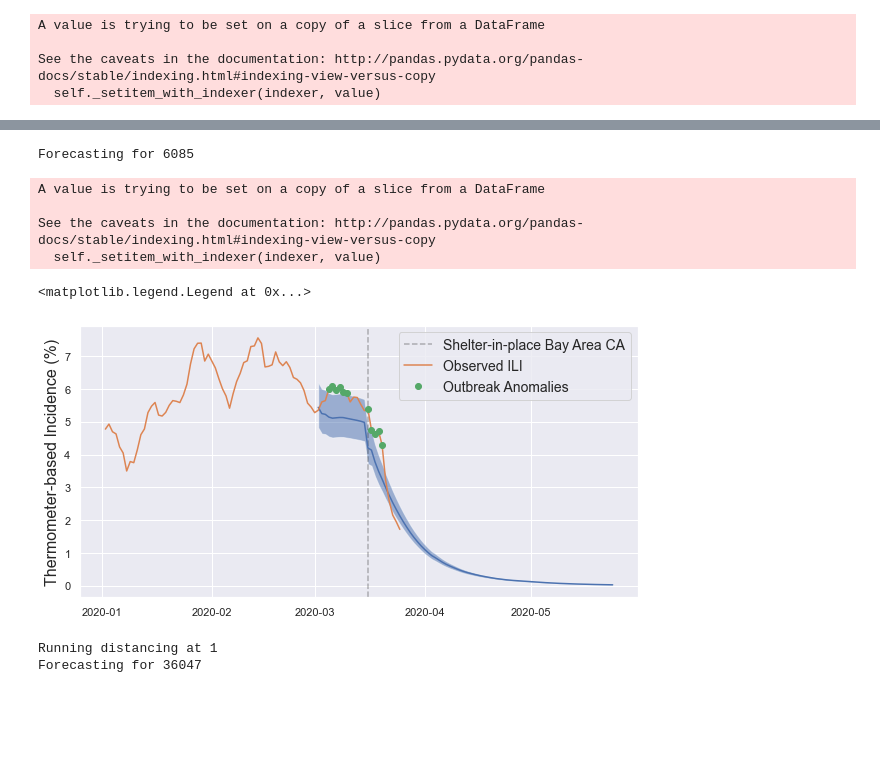
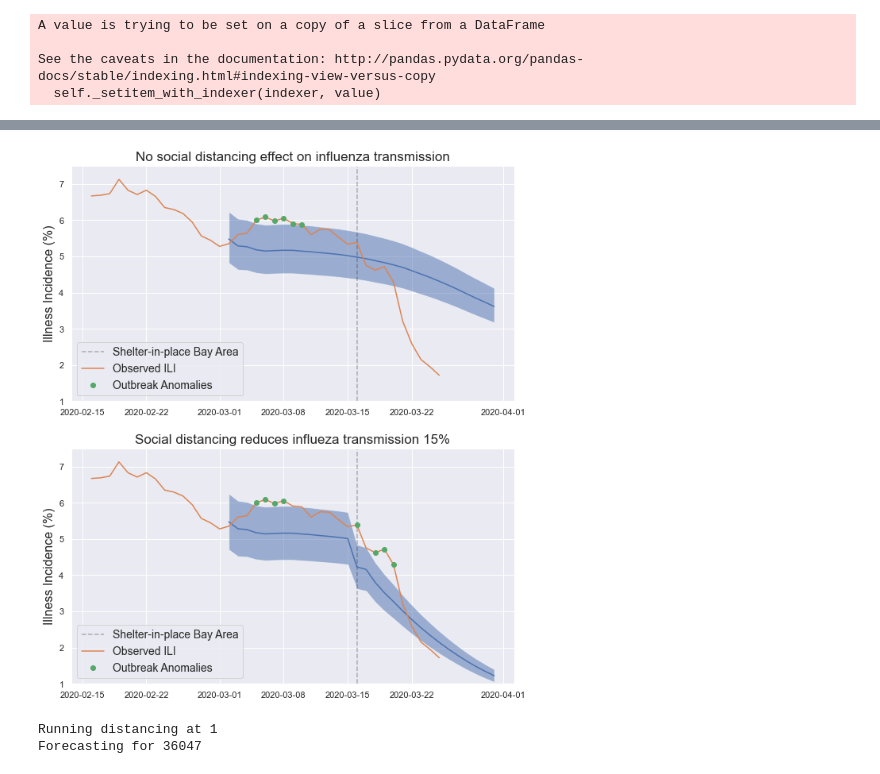
Before and after one commit to kinsahealth/therm_anomaly_detection, a Jupyter notebook: Brooklyn_SantaClara_examples.ipynb, the cells around one changed output, grey strips where cells are left out. Saved outputs shown, nothing was run; the diff lists cells and outputs as text; code cells hidden in the pictures; blank space fills up the shorter version.

```diff
--- a/Brooklyn_SantaClara_examples.ipynb
+++ b/Brooklyn_SantaClara_examples.ipynb
@@ -131,28 +126,38 @@ plt.legend(fontsize=14, loc='upper right')
-# %%
-test_distancing = run_anomalies(sc_df, ['2020-03-01'], social_mod=0.85, simulations=100)
-# %% [output]
-Forecasting for 6085
-A value is trying to be set on a copy of a slice from a DataFrame
-
-See the caveats in the documentation: http://pandas.pydata.org/pandas-docs/stable/indexing.html#indexing-view-versus-copy
-  self._setitem_with_indexer(indexer, value)
-# %%
-### Figure SX: Example detection in Santa Clara County w/ distancing
-sub = test_distancing[test_distancing.ds > '2020-01-01'].copy()
-sub.sort_values('ds', inplace=True)
-
-plt.figure(figsize=(10, 5))
-plt.axvline(pd.to_datetime('2020-03-16'), color='k', linestyle='--', alpha=0.3, label='Shelter-in-place Bay Area CA')
-plt.fill_between(sub.ds, sub['97.5%'], sub['2.5%'], alpha=0.5)
-plt.plot(sub.ds, sub['50%'], label='')
-plt.plot(sub.ds, sub.percent_ill, label='Observed ILI')
-plt.plot(sub.ds, sub.anomaly_ili, '.', ms=12, label='Outbreak Anomalies')
-
-plt.ylabel('Thermometer-based Incidence (%)', fontsize=16)
-plt.legend(fontsize=14, loc='upper right')
-# %% [output]
-<matplotlib.legend.Legend at 0x...>
-[figure, removed]
+# %%
+### Social distancing example in Santa Clara, CA
+sc_85 = sc_distancing[(sc_distancing.ds > '2020-02-15') &
+                      (sc_distancing.ds < '2020-04-01')].copy()
+sc_85.sort_values('ds', inplace=True)
+
+sc_100 = sc100[(sc100.ds > '2020-02-15') &
+               (sc100.ds < '2020-04-01')].copy()
+sc_100.sort_values('ds', inplace=True)
+
+fig, ax = plt.subplots(2, 1, figsize=(10, 12))
+
+ax[0].axvline(pd.to_datetime('2020-03-16'), color='k', linestyle='--', alpha=0.3, label='Shelter-in-place Bay Area')
+ax[0].fill_between(sc_100.ds, sc_100['97.5%'], sc_100['2.5%'], alpha=0.5)
+ax[0].plot(sc_100.ds, sc_100['50%'], label='')
+ax[0].plot(sc_100.ds, sc_100.percent_ill, label='Observed ILI')
+ax[0].plot(sc_100.ds, sc_100.anomaly_ili, '.', ms=12, label='Outbreak Anomalies')
+
+ax[1].axvline(pd.to_datetime('2020-03-16'), color='k', linestyle='--', alpha=0.3, label='Shelter-in-place Bay Area')
+ax[1].fill_between(sc_85.ds, sc_85['97.5%'], sc_85['2.5%'], alpha=0.5)
+ax[1].plot(sc_85.ds, sc_85['50%'], label='')
+ax[1].plot(sc_85.ds, sc_85.percent_ill, label='Observed ILI')
+ax[1].plot(sc_85.ds, sc_85.anomaly_ili, '.', ms=12, label='Outbreak Anomalies')
+
+ax[0].set_ylabel('Illness Incidence (%)', fontsize=16)
+ax[1].set_ylabel('Illness Incidence (%)', fontsize=16)
+ax[0].legend(fontsize=14, loc='lower left')
+ax[1].legend(fontsize=14, loc='lower left')
+ax[0].set_title('No social distancing effect on influenza transmission', fontsize=17)
+ax[1].set_title('Social distancing reduces influeza transmission 15%', fontsize=17)
+ax[0].set_ylim(1, 7.5)
+ax[1].set_ylim(1, 7.5)
+plt.savefig('Figure S2.png', dpi=300)
+# %% [output]
+[figure, added]
 # %%
 # Now, how does this effect our correlations to COVID cases?
 # Well, in Brooklyn we don't have easily available counts, so we will run a sensitivity analysis
```
Also changed, not shown: parts of 13 cells of this notebook, 1 other file.
